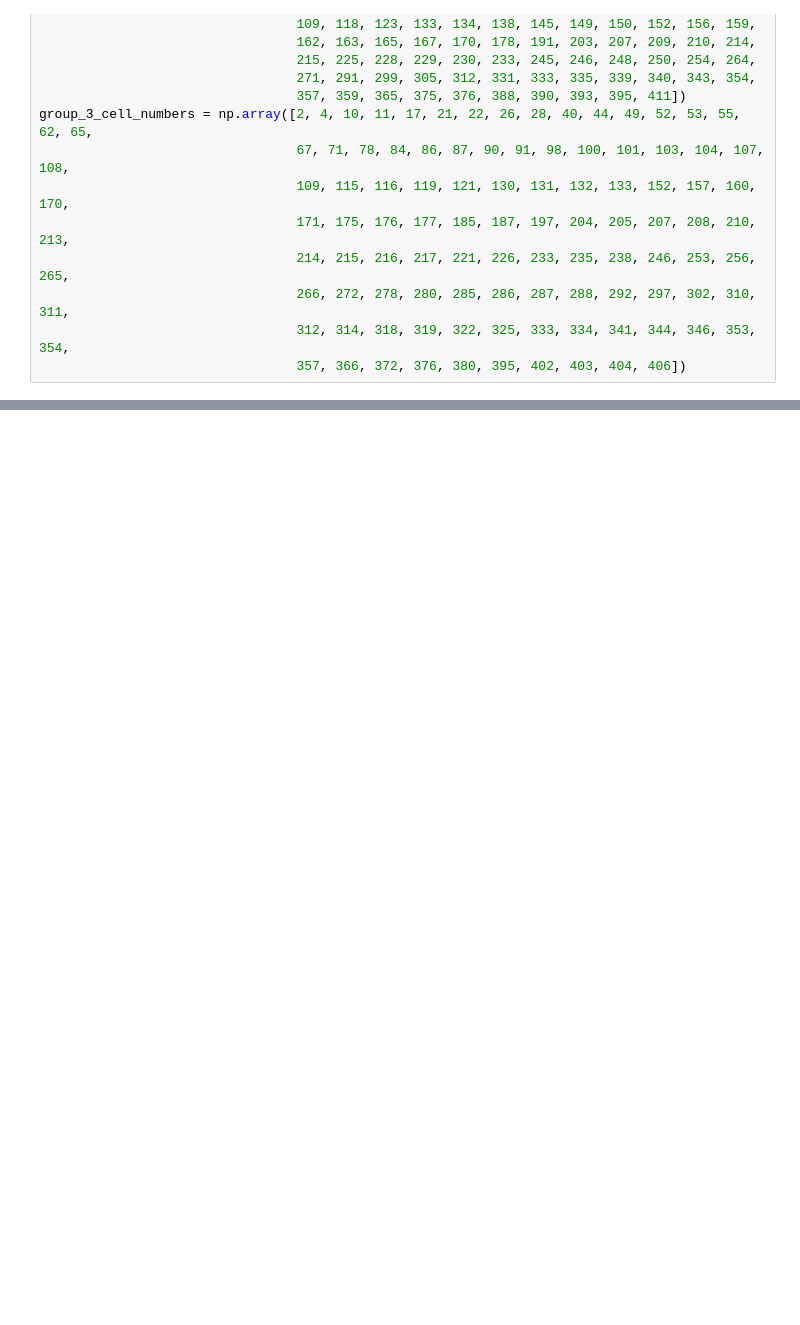
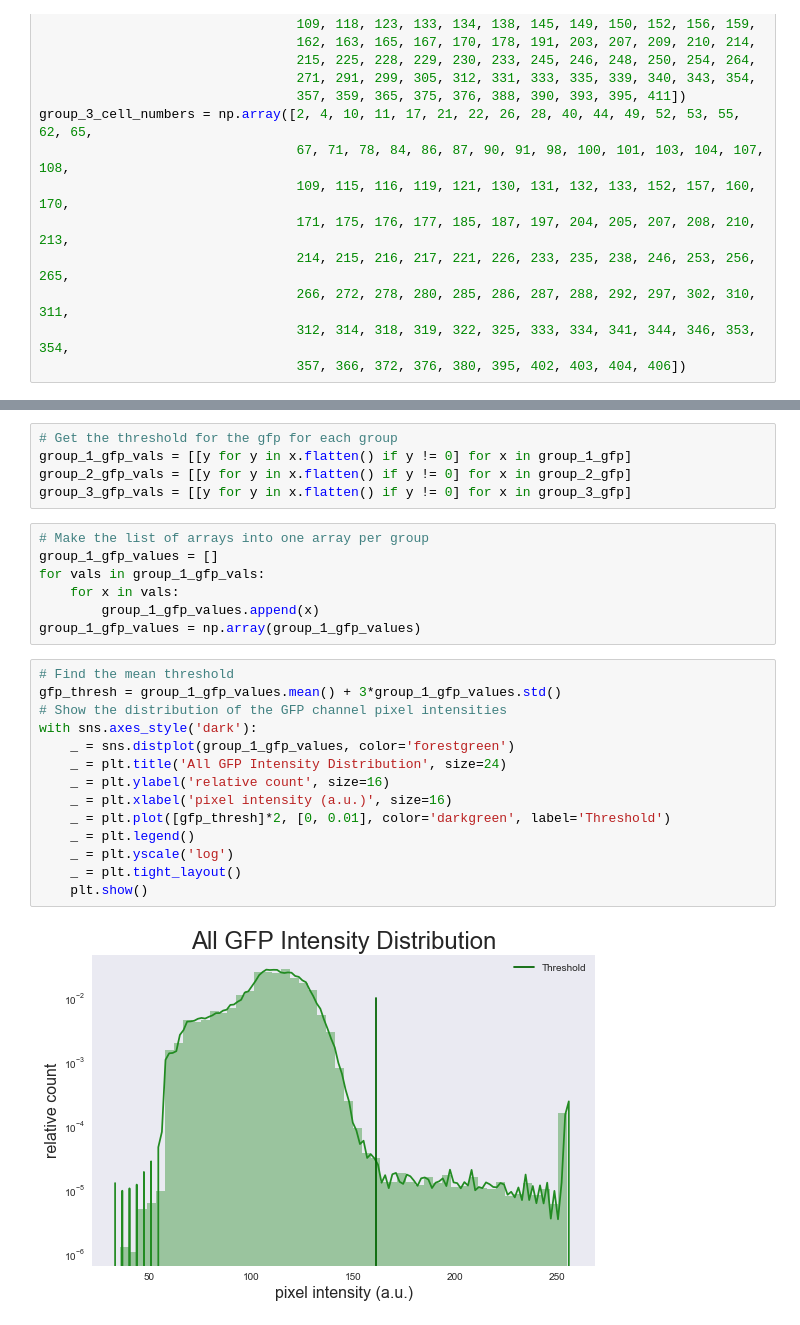
Before and after one commit to adamcatching/Polio_DIPS, a Jupyter notebook: notebook/2018-08/2018-08-30.ipynb, the cells around one changed output, grey strips where cells are left out. Saved outputs shown, nothing was run; the diff lists cells and outputs as text; blank space fills up the shorter version.

```diff
--- a/notebook/2018-08/2018-08-30.ipynb
+++ b/notebook/2018-08/2018-08-30.ipynb
@@ -75,0 +73,28 @@ group_3_cell_numbers = np.array([2, 4, 10, 11, 17, 21, 22, 26, 28, 40, 44, 49, 5
+# %%
+# Get the threshold for the gfp for each group
+group_1_gfp_vals = [[y for y in x.flatten() if y != 0] for x in group_1_gfp]
+group_2_gfp_vals = [[y for y in x.flatten() if y != 0] for x in group_2_gfp]
+group_3_gfp_vals = [[y for y in x.flatten() if y != 0] for x in group_3_gfp]
+# %%
+# Make the list of arrays into one array per group
+group_1_gfp_values = []
+for vals in group_1_gfp_vals:
+    for x in vals:
+        group_1_gfp_values.append(x)
+group_1_gfp_values = np.array(group_1_gfp_values)
+# %%
+# Find the mean threshold
+gfp_thresh = group_1_gfp_values.mean() + 3*group_1_gfp_values.std()
+# Show the distribution of the GFP channel pixel intensities
+with sns.axes_style('dark'):
+    _ = sns.distplot(group_1_gfp_values, color='forestgreen')
+    _ = plt.title('All GFP Intensity Distribution', size=24)
+    _ = plt.ylabel('relative count', size=16)
+    _ = plt.xlabel('pixel intensity (a.u.)', size=16)
+    _ = plt.plot([gfp_thresh]*2, [0, 0.01], color='darkgreen', label='Threshold')
+    _ = plt.legend()
+    _ = plt.yscale('log')
+    _ = plt.tight_layout()
+    plt.show()
+# %% [output]
+[figure, added]
```
Also changed, not shown: parts of 18 cells of this notebook.
